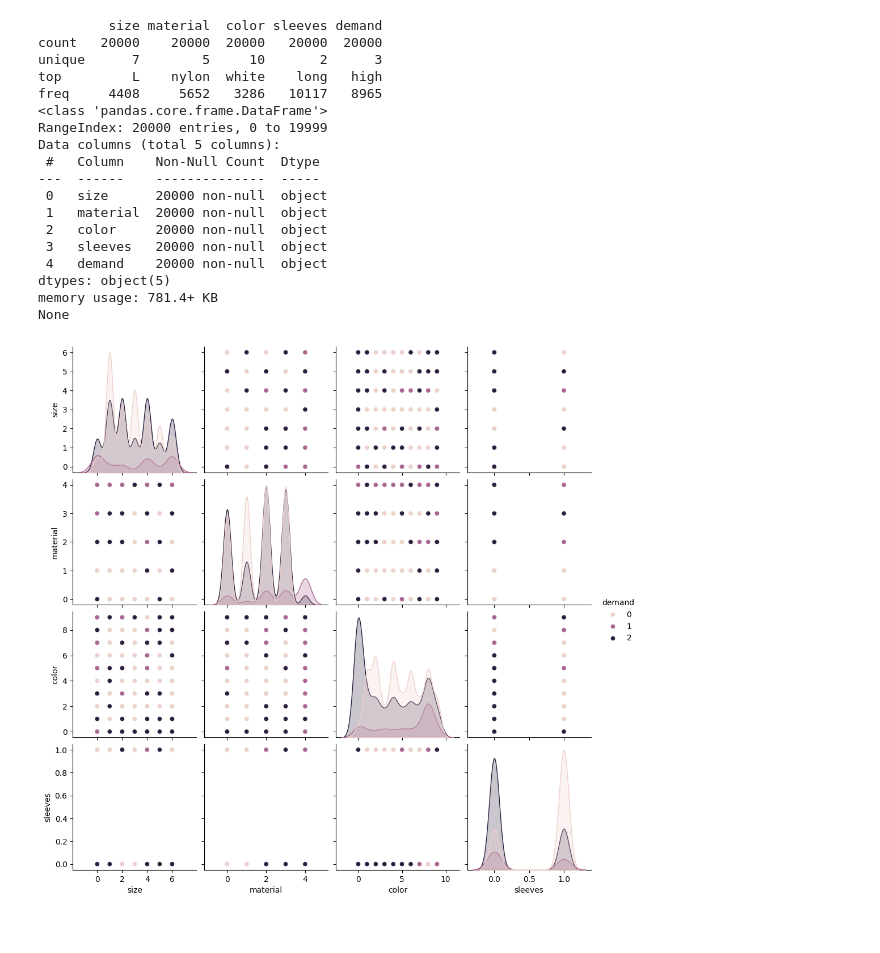
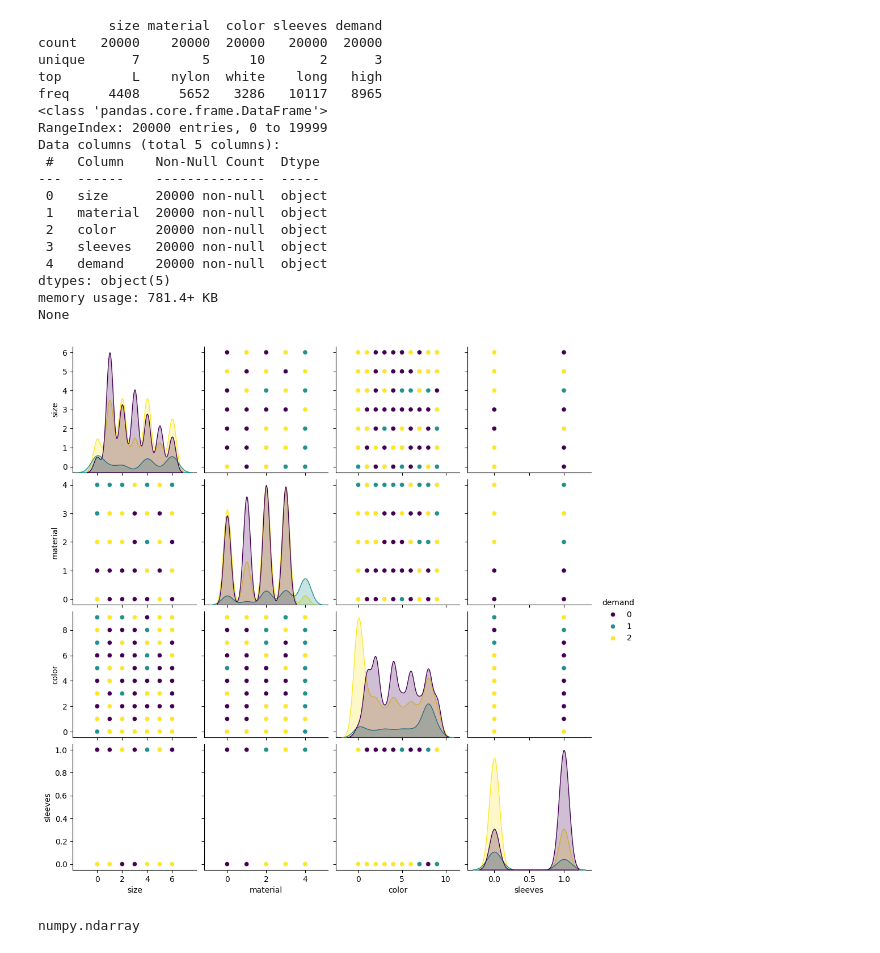
Before and after one commit to Krisenberg/AI_Lab, a Jupyter notebook: Lab_4_machine_learning/src/ml_process.ipynb, the cells around one changed output. Saved outputs shown, nothing was run; the diff lists cells and outputs as text; code cells hidden in the pictures.

Commit message:
Added 5D visualization, developed ML data processing, added charts

```diff
--- a/Lab_4_machine_learning/src/ml_process.ipynb
+++ b/Lab_4_machine_learning/src/ml_process.ipynb
@@ -42,11 +42,16 @@ for column in df.columns:
         le = LabelEncoder()
         df[column] = le.fit_transform(df[column])
         label_encoders[column] = le
-# %%
-sns.pairplot(df, hue='demand')
-plt.show()
-# %% [output]
-[figure, removed]
+# %%
+# demand_mapping = {0: 'low', 1: 'medium', 2: 'high'}
+# df['demand'] = df['demand'].map(demand_mapping)
+
+# custom_palette = {'low': 'blue', 'medium': 'green', 'high': 'red'}
+# Create the pairplot with the custom palette
+sns.pairplot(df, hue='demand', palette="viridis")
+plt.show()
+# %% [output]
+[figure, added]
 # %%
 X = df.drop('demand', axis=1)
 y = df['demand']
@@ -72,0 +59,13 @@ X_test_select = selectors.transform(X_test)
+# %%
+preprocessing_methods = {
+    "none": lambda X: X,
+    "normalization": MinMaxScaler(),
+    "standardization": StandardScaler(),
+    "feature_selection": SelectKBest(score_func=f_classif, k=2),
+    "pca": PCA(n_components=2)
+}
+type(preprocessing_methods["feature_selection"].fit_transform(X_train, y_train))
+# pca = PCA(n_components=2)
+# selectors = SelectKBest(chi2, k=2)
+# %% [output]
+numpy.ndarray
```
Also changed, not shown: parts of 11 cells of this notebook, 4 other files.
